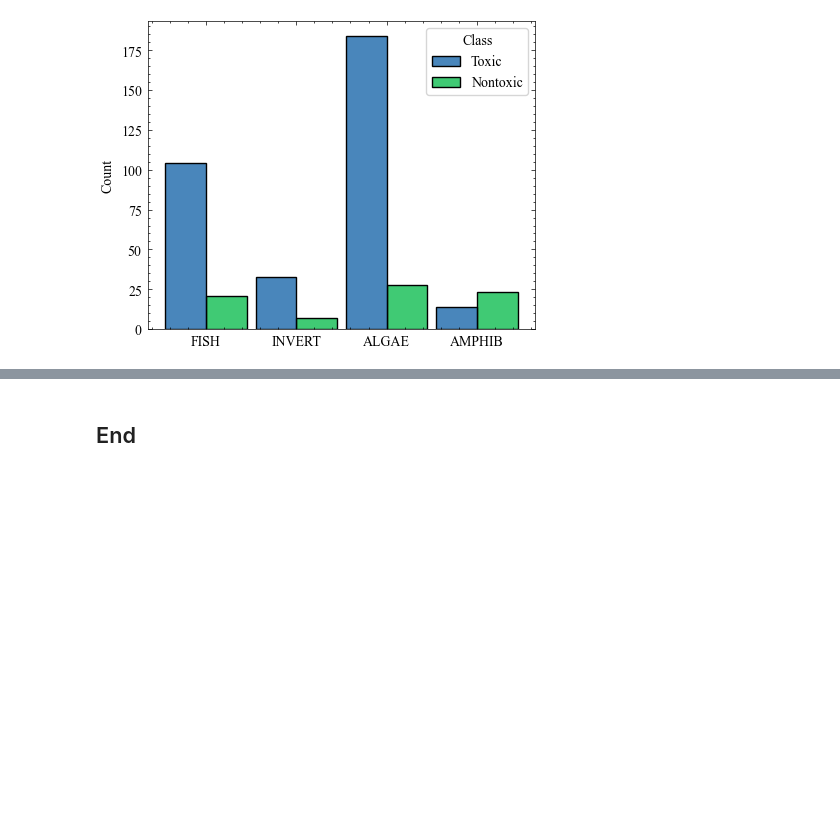
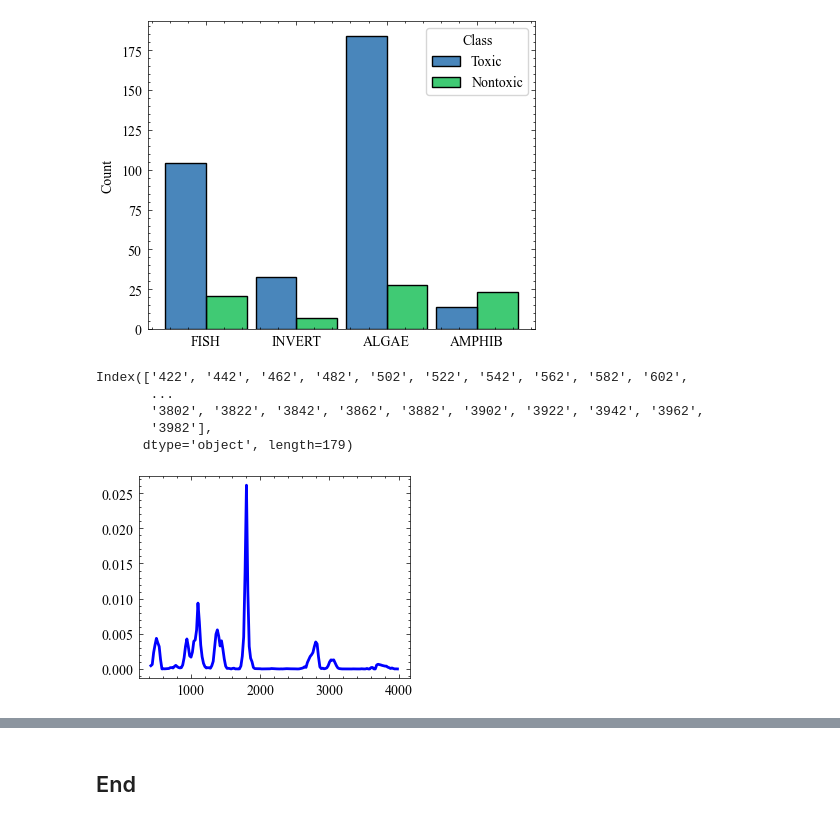
Before and after one commit to pyMakSid/EcoToxicityMachineLearning, a Jupyter notebook: notebooks/3. Plots.ipynb, the cells around one changed output, grey strips where cells are left out. Saved outputs shown, nothing was run; the diff lists cells and outputs as text; code cells hidden in the pictures; blank space fills up the shorter version.

```diff
--- a/notebooks/3. Plots.ipynb
+++ b/notebooks/3. Plots.ipynb
@@ -81,3 +81,28 @@ plt.savefig('../plots/count_groups.pdf')
 plt.show()
 # %% [output]
 [figure]
+# %%
+fname='/Users/mikhailgasanov/Documents/GIT/IR_ML_Project/data/Spectra_tox.csv'
+df_raw = pd.read_csv(fname)
+# %%
+wavelengths
+# %% [output]
+Index(['422', '442', '462', '482', '502', '522', '542', '562', '582', '602',
+       ...
+       '3802', '3822', '3842', '3862', '3882', '3902', '3922', '3942', '3962',
+       '3982'],
+      dtype='object', length=179)
+# %%
+df = df_raw.iloc[:, 19:]
+for i, row in df.iloc[101:102, ::10].iterrows():
+    # if len(row) == len(df.columns):  # Check if all columns are present in the row
+    # color = cmap(row['Effect value'] / max(effect_values))  # Map Effect value to color
+    spectrum = row.iloc[1:].astype(float)
+    wavelengths = row.iloc[1:].index.astype(float)
+    plt.plot(wavelengths, spectrum, color='blue', linewidth=2, label=f'IR')
+    plt.savefig('../data/ir_example.png', dpi=300)
+    # break
+
+# plt.plot(wavelengths, spectrum, color=color, label=f'Effect: {row["Effect value"]}')
+# %% [output]
+[figure, added]
```
Also changed, not shown: parts of 1 cell of this notebook, 3 other files.
